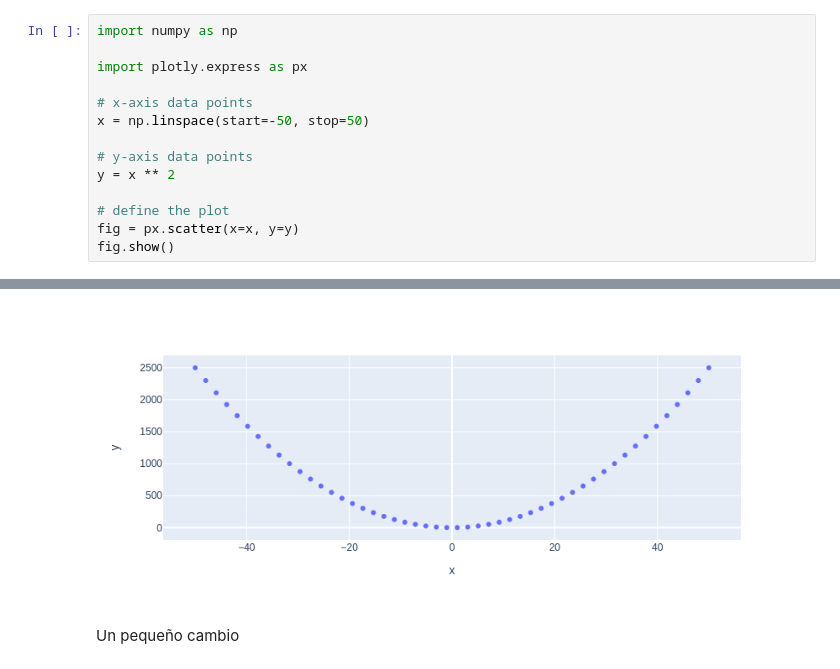
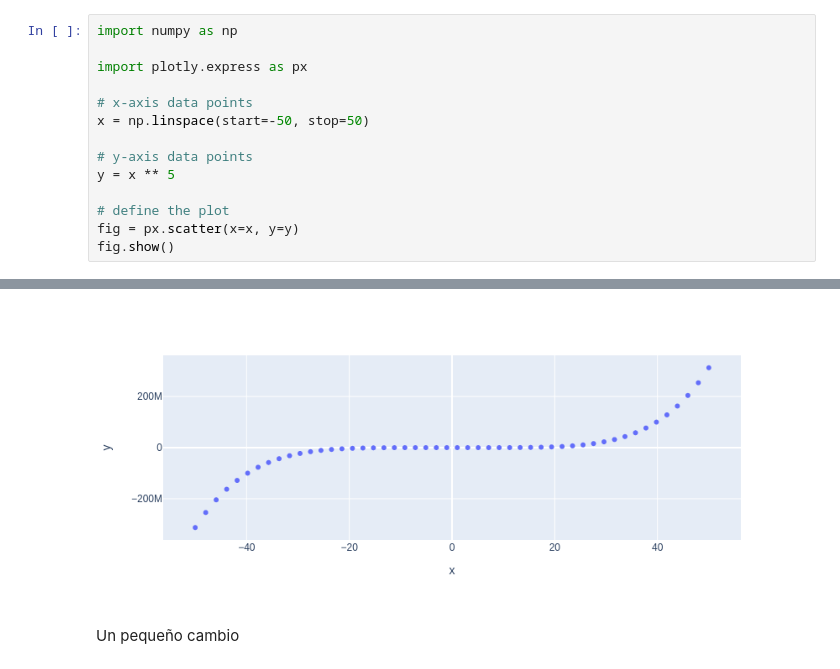
Before and after one commit to apalacif/my-notebooks-repo, a Jupyter notebook: experiment1.ipynb, the cells around one changed output, grey strips where cells are left out. Drawn from its saved outputs; the diff is of its cells as text.

```diff
--- a/experiment1.ipynb
+++ b/experiment1.ipynb
@@ -7,7 +7,7 @@ import plotly.express as px
 x = np.linspace(start=-50, stop=50)
 
 # y-axis data points
-y = x ** 2
+y = x ** 5
 
 # define the plot
 fig = px.scatter(x=x, y=y)
@@ -17,3 +16,3 @@ fig.show()
-[figure, old version]
+[figure, new version]
 # %% [markdown]
 Un pequeño cambio
```
Also changed, not shown: parts of 1 cell of this notebook.
